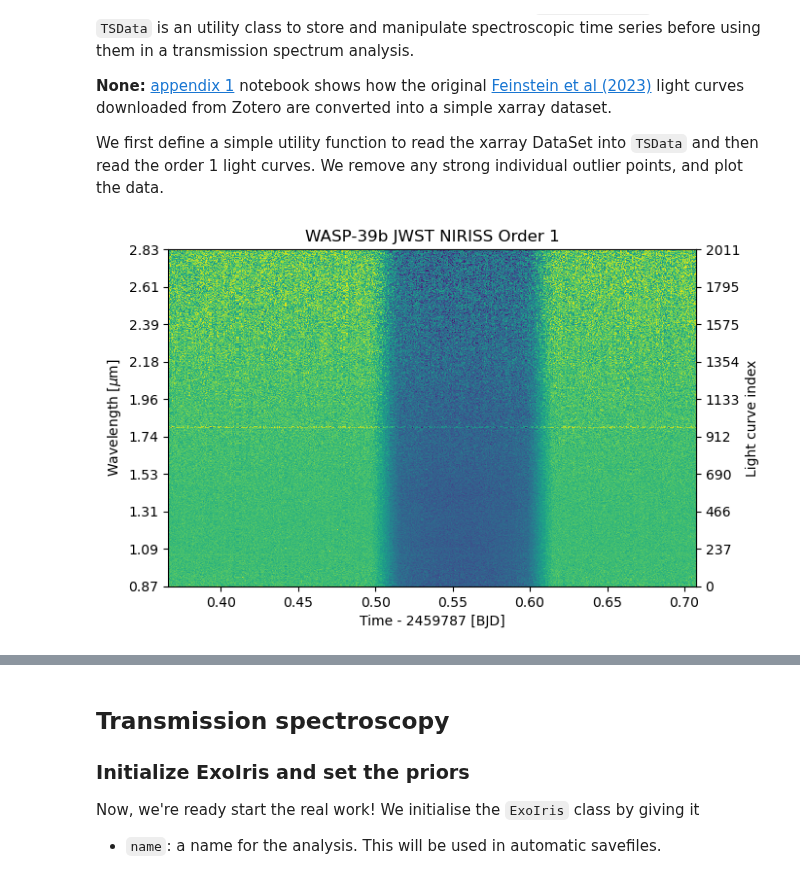
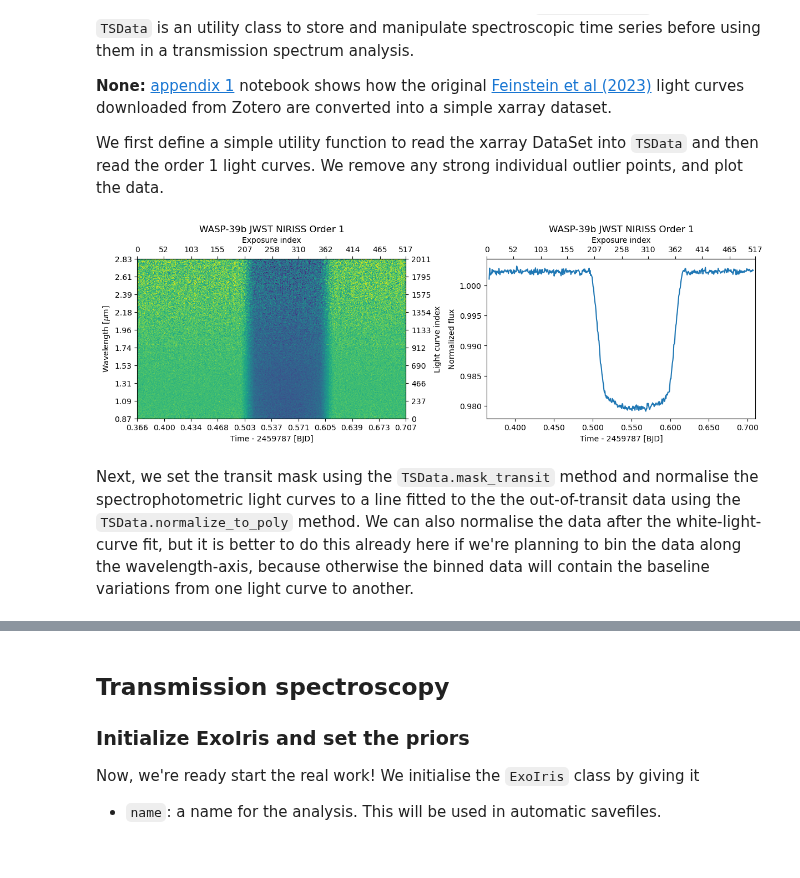
Before and after one commit to hpparvi/ExoIris, a Jupyter notebook: doc/source/examples/e01/01a_not_so_short_intro.ipynb, the cells around one changed output, grey strips where cells are left out. Saved outputs shown, nothing was run; the diff lists cells and outputs as text; code cells hidden in the pictures.

```diff
--- a/doc/source/examples/e01/01a_not_so_short_intro.ipynb
+++ b/doc/source/examples/e01/01a_not_so_short_intro.ipynb
@@ -55,6 +55,11 @@ def read_data(fname, name=""):
 # %%
 d1 = read_data('data/nirHiss_order_1.h5', "WASP-39b JWST NIRISS Order 1")
 d1.remove_outliers()
-d1.plot(figsize=(7, 4.5));
+
+fig, axs = subplots(1, 2, constrained_layout=True)
+d1.plot(ax=axs[0])
+d1.plot_white(ax=axs[1]);
 # %% [output]
-[figure, old version]
+[figure, new version]
+# %% [markdown]
+Next, we set the transit mask using the `TSData.mask_transit` method and normalise the spectrophotometric light curves to a line fitted to the the out-of-transit data using the `TSData.normalize_to_poly` method. We can also normalise the data after the white-light-curve fit, but it is better to do this already here if we're planning to bin the data along the wavelength-axis, because otherwise the binned data will contain the baseline variations from one light curve to another.
```
Also changed, not shown: parts of 22 cells of this notebook, 1 other file.
